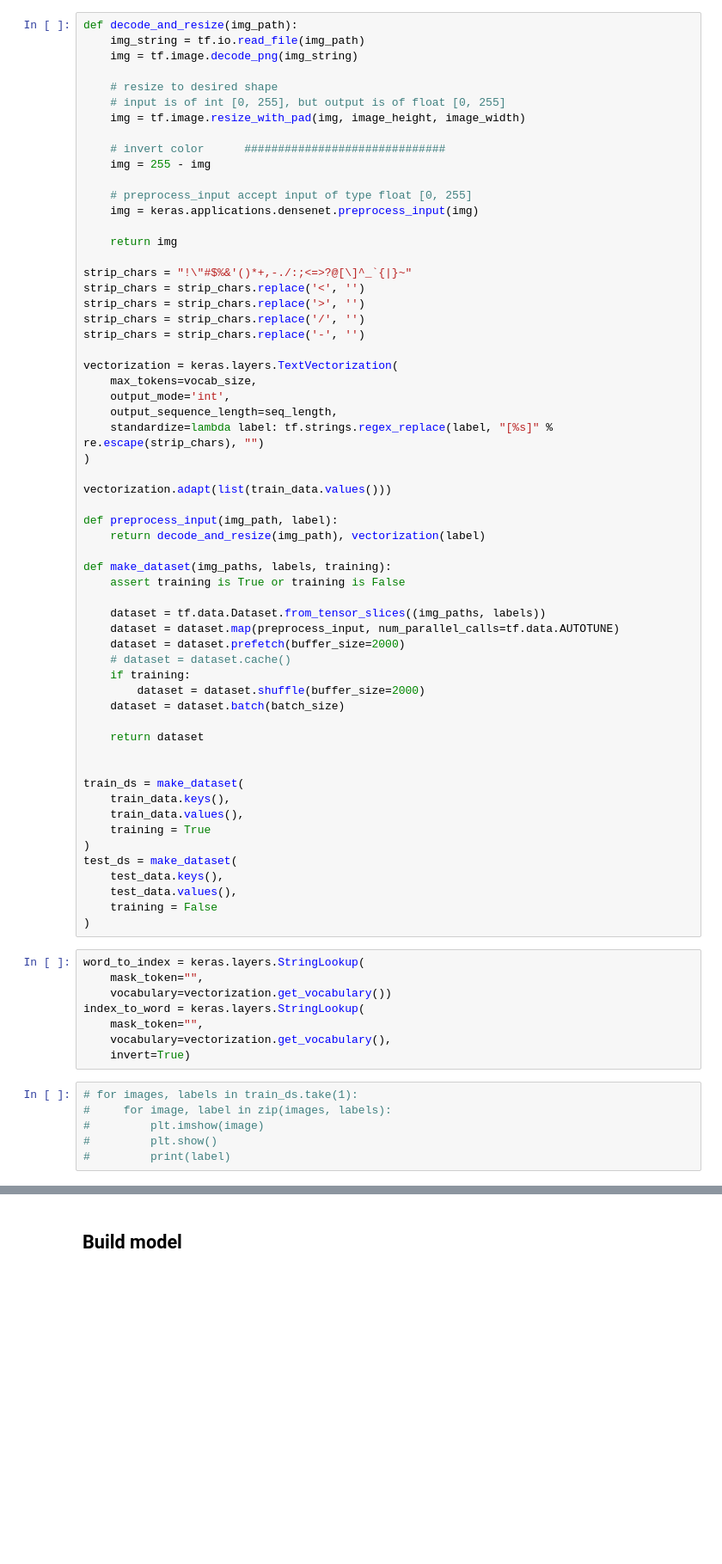
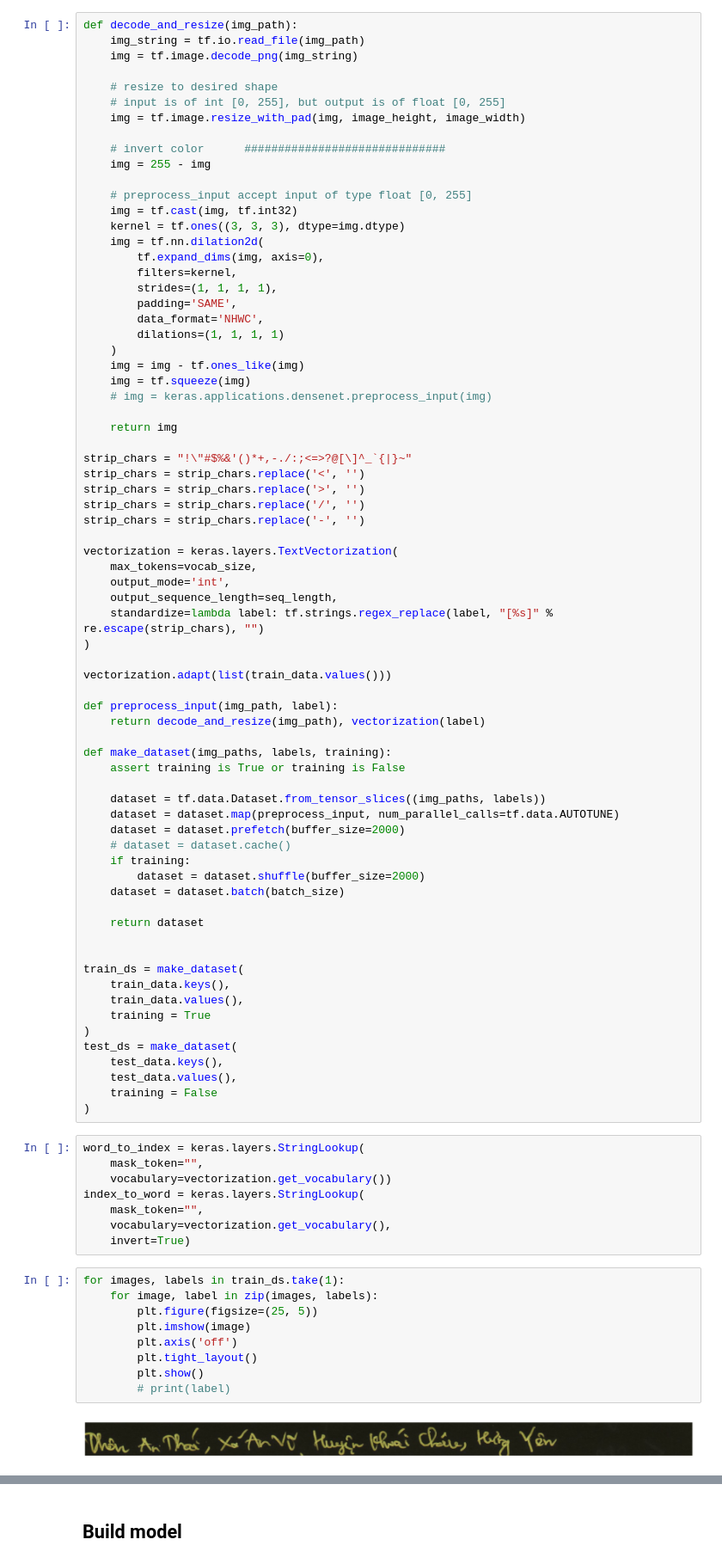
Before and after one commit to LapTQ/IT4343E_OCR, a Jupyter notebook: image_captioning.ipynb, the cells around one changed output, grey strips where cells are left out. Shown at 86% size. Saved outputs shown, nothing was run; the diff lists cells and outputs as text; blank space fills up the shorter version.

```diff
--- a/image_captioning.ipynb
+++ b/image_captioning.ipynb
@@ -112,7 +112,19 @@ def decode_and_resize(img_path):
     img = 255 - img
 
     # preprocess_input accept input of type float [0, 255]
-    img = keras.applications.densenet.preprocess_input(img)
+    img = tf.cast(img, tf.int32)
+    kernel = tf.ones((3, 3, 3), dtype=img.dtype)
+    img = tf.nn.dilation2d(
+        tf.expand_dims(img, axis=0),
+        filters=kernel,
+        strides=(1, 1, 1, 1),
+        padding='SAME',
+        data_format='NHWC',
+        dilations=(1, 1, 1, 1)
+    )
+    img = img - tf.ones_like(img)
+    img = tf.squeeze(img)
+    # img = keras.applications.densenet.preprocess_input(img)
 
     return img
 
@@ -167,8 +179,13 @@ index_to_word = keras.layers.StringLookup(
     vocabulary=vectorization.get_vocabulary(),
     invert=True)
 # %%
-# for images, labels in train_ds.take(1):
-#     for image, label in zip(images, labels):
-#         plt.imshow(image)
-#         plt.show()
-#         print(label)
+for images, labels in train_ds.take(1):
+    for image, label in zip(images, labels):
+        plt.figure(figsize=(25, 5))
+        plt.imshow(image)
+        plt.axis('off')
+        plt.tight_layout()
+        plt.show()
+        # print(label)
+# %% [output]
+[figure, added]
```
Also changed, not shown: parts of 3 cells of this notebook.
